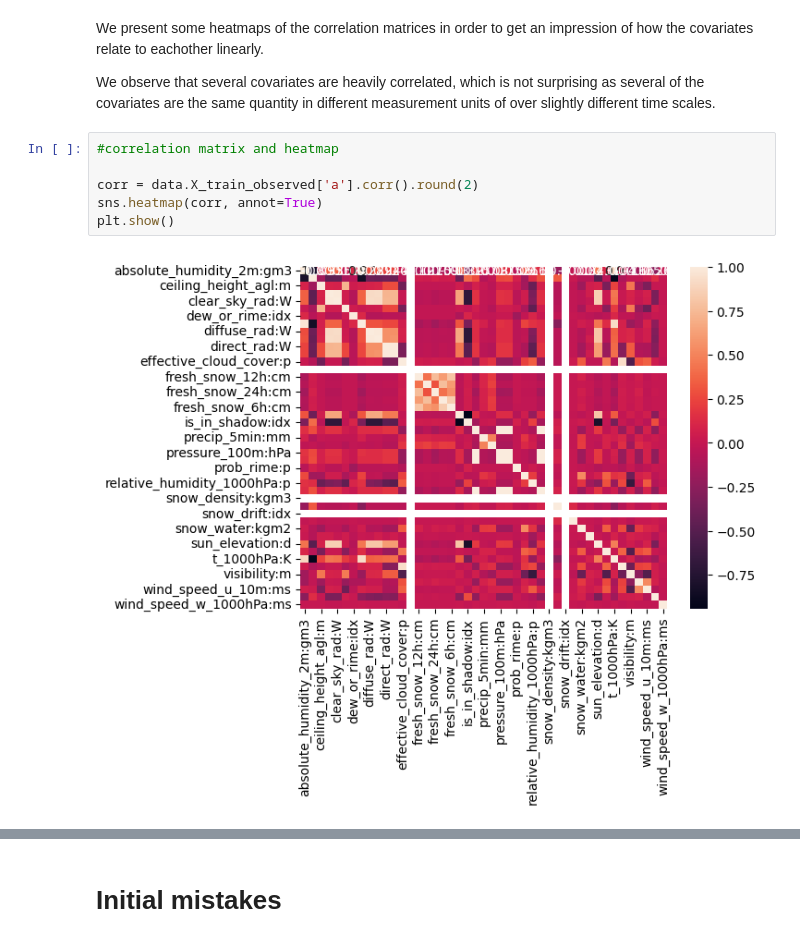
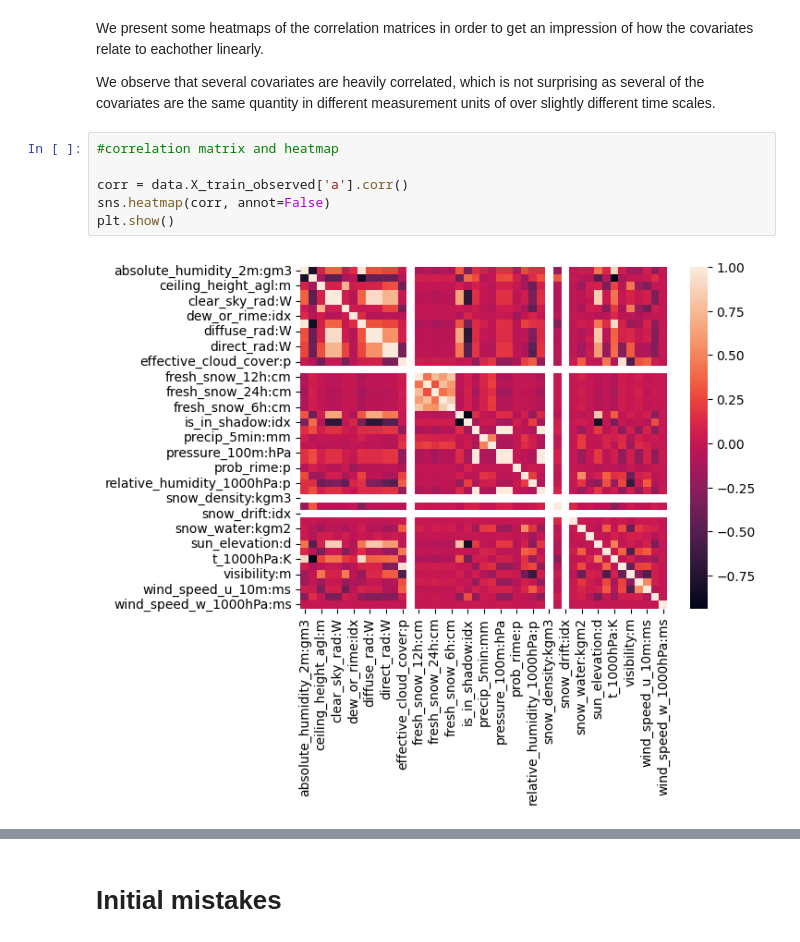
Before and after one commit to Bergschtein/Solar-Energy-Prediction, a Jupyter notebook: Long_notebook.ipynb, the cells around one changed output, grey strips where cells are left out. Cells and saved outputs as stored; diff of their text form.

```diff
--- a/Long_notebook.ipynb
+++ b/Long_notebook.ipynb
@@ -462,11 +466,11 @@ We observe that several covariates are heavily correlated, which is not surprisi
 # %%
 #correlation matrix and heatmap
 
-corr = data.X_train_observed['a'].corr().round(2)
-sns.heatmap(corr, annot=True)
+corr = data.X_train_observed['a'].corr()
+sns.heatmap(corr, annot=False)
 plt.show()
 # %% [output]
-[figure, old version]
+[figure, new version]
 # %%
 
 corr_check = data.X_train_observed['a'][['pressure_50m:hPa', 'pressure_100m:hPa','sfc_pressure:hPa','msl_pressure:hPa', 'effective_cloud_cover:p', 'total_cloud_cover:p']]
```
Also changed, not shown: parts of 19 cells of this notebook, 19 other files.
